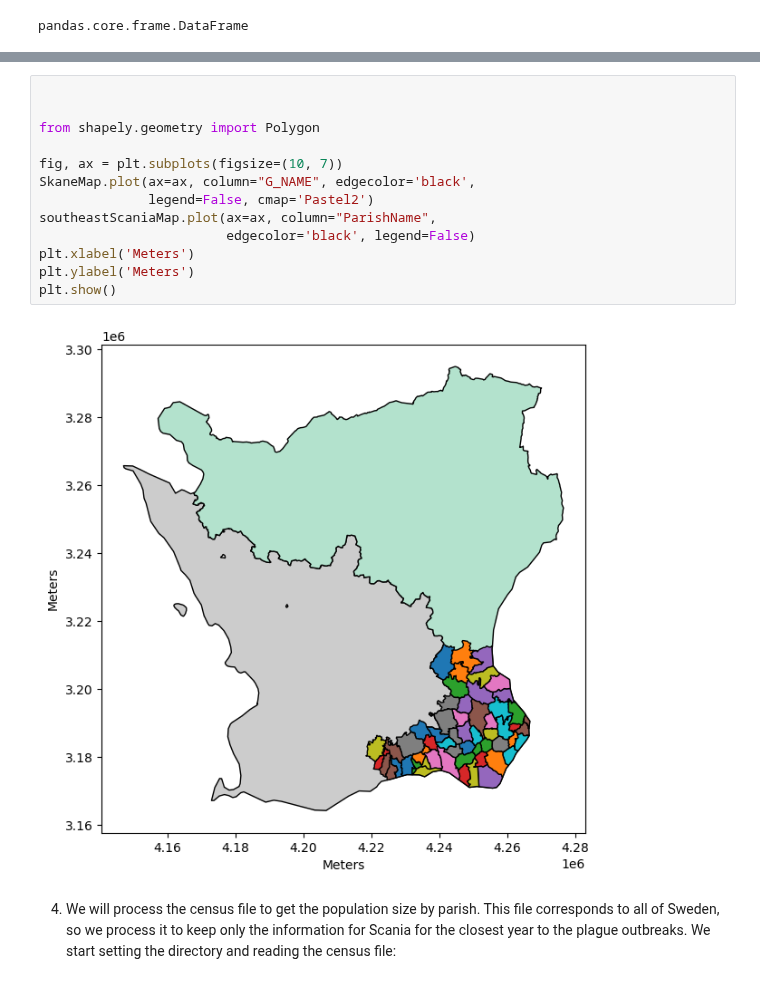
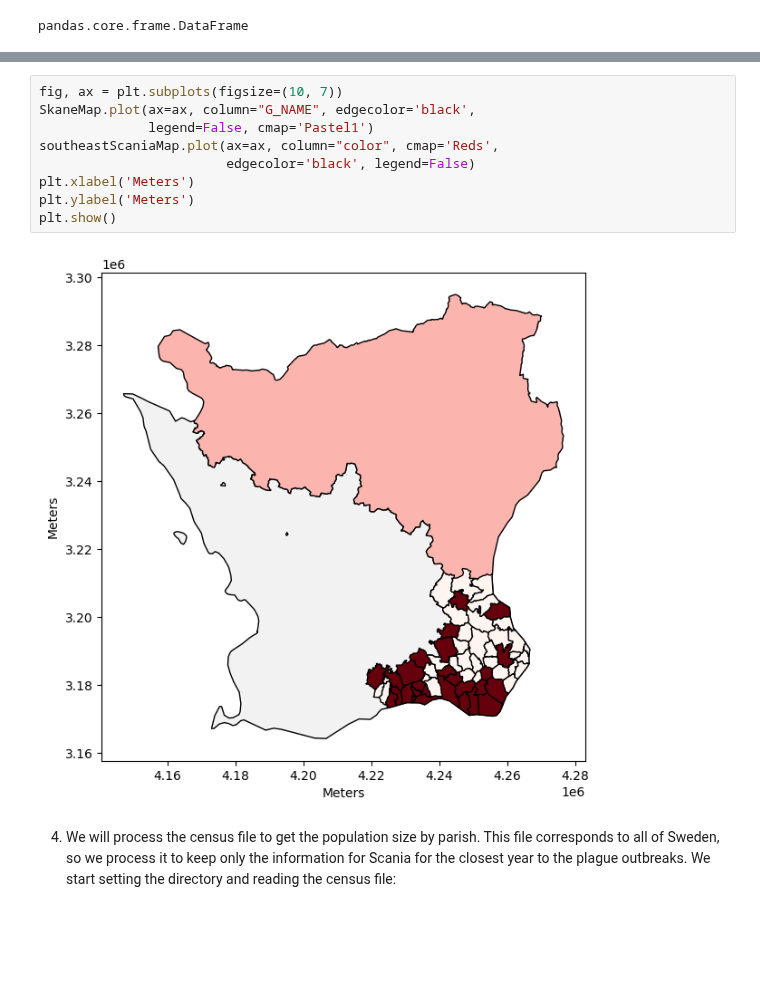
Before and after one commit to polislizarralde/PythonMathematicalModeling, a Jupyter notebook: docs/PlagueProject/databaseScania.ipynb, the cells around one changed output, grey strips where cells are left out. Saved outputs shown, nothing was run; the diff lists cells and outputs as text; blank space fills up the shorter version.

```diff
--- a/docs/PlagueProject/databaseScania.ipynb
+++ b/docs/PlagueProject/databaseScania.ipynb
@@ -318,18 +360,14 @@ geopandas.geodataframe.GeoDataFrame
 # %%
-
-
-from shapely.geometry import Polygon
-
 fig, ax = plt.subplots(figsize=(10, 7))
 SkaneMap.plot(ax=ax, column="G_NAME", edgecolor='black',
-              legend=False, cmap='Pastel2')
-southeastScaniaMap.plot(ax=ax, column="ParishName",
+              legend=False, cmap='Pastel1')
+southeastScaniaMap.plot(ax=ax, column="color", cmap='Reds',
                         edgecolor='black', legend=False)
 plt.xlabel('Meters')
 plt.ylabel('Meters')
 plt.show()
 # %% [output]
-[figure, old version]
+[figure, new version]
 # %% [markdown]
 4. We will process the census file to get the population size by parish. This file corresponds to all of Sweden, so we process it to keep only the information for Scania for the closest year to the plague outbreaks. We start setting the directory and reading the census file:
 # %%
```
Also changed, not shown: parts of 3 cells of this notebook.
